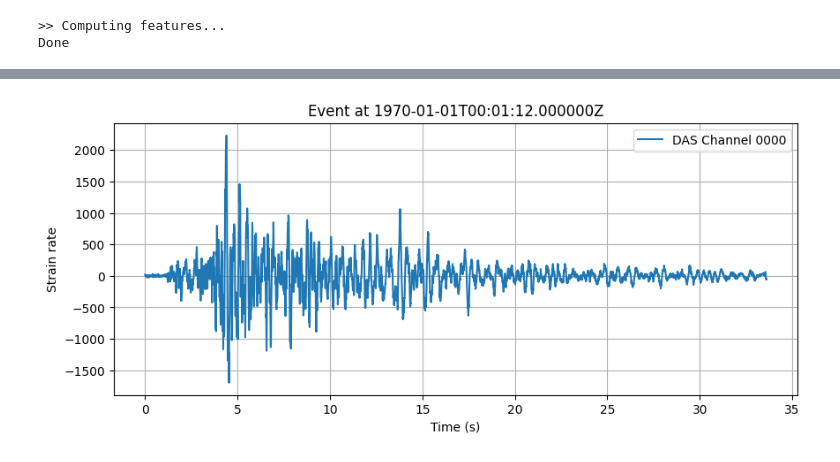
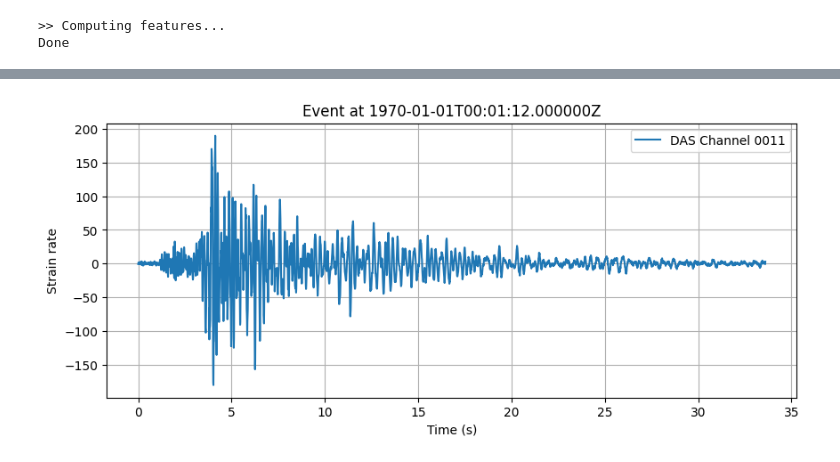
Before and after one commit to Javier-FernandezCarabantes/RNN-DAS, a Jupyter notebook: example/RNN-DAS_LaPalma.ipynb, the cells around one changed output, grey strips where cells are left out. Saved outputs shown, nothing was run; the diff lists cells and outputs as text; code cells hidden in the pictures.

```diff
--- a/example/RNN-DAS_LaPalma.ipynb
+++ b/example/RNN-DAS_LaPalma.ipynb
@@ -64,7 +64,7 @@ def load_h5(name_id, path="H5_data"):
 H, dt, dx, start_time = load_h5("d_c_20211120_064137_064337") #event_id= d_20211120_064137_064337 but only the first 100 channels for memory sake in the GitHub repository
 # %%
 # Pre-processing of the data
-H=process_H(H[:, :])
+H=process_H(H[:, :], dt)
 # %% [output]
 >> Processing DAS data...
 >> Processing complete
@@ -216,20 +210,20 @@ LP.DAS_99.XX.0099 | 1970-01-01T00:01:12.000000Z - 1970-01-01T00:01:45.590000Z |
 [Use "print(Stream.__str__(extended=True))" to print all Traces]
 # %%
 # Accessing traces
-trace = stream[0]  # You can change the index to view other traces
+trace = stream[10]  # You can change the index to view other traces
 
 # Get data and timestamps
 data = trace.data
 times = np.linspace(0, len(data) / trace.stats.sampling_rate, len(data))
 
 # Plot the trace
 plt.figure(figsize=(10, 4))
 plt.plot(times, data, label=f"DAS Channel {trace.stats.channel}")
 plt.xlabel("Time (s)")
 plt.ylabel("Strain rate")
 plt.title(f"Event at {trace.stats.starttime}")
 plt.legend()
 plt.grid()
 plt.show()
 # %% [output]
-[figure, old version]
+[figure, new version]
```
Also changed, not shown: parts of 11 cells of this notebook, 14 other files.
